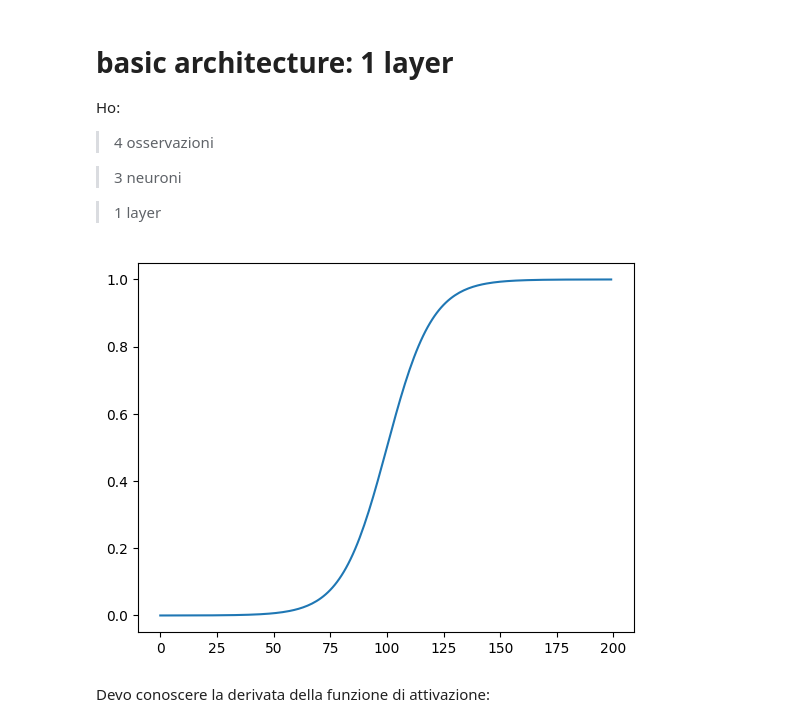
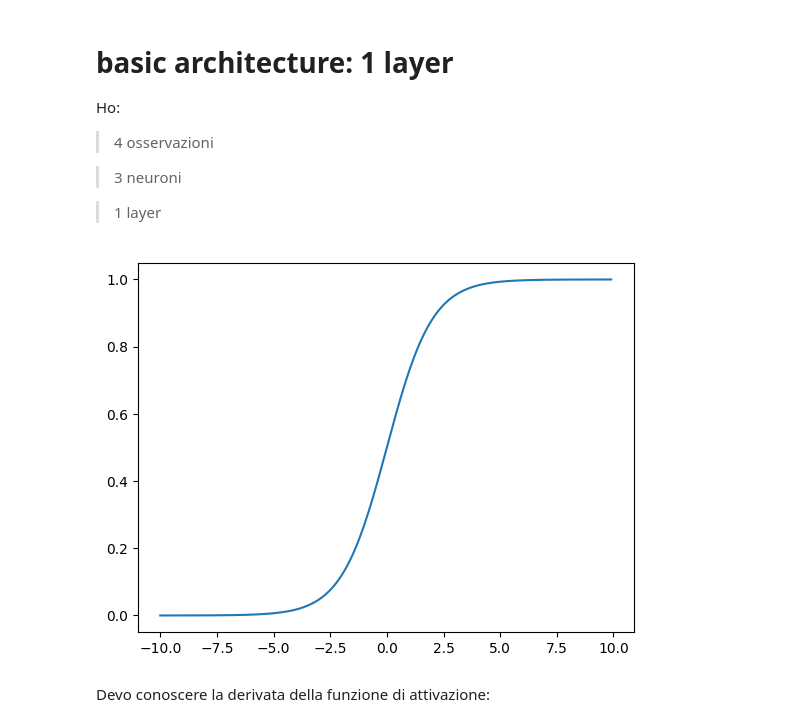
Before and after one commit to TheFox9711/MLPNS_LVolpi, a Jupyter notebook: NeuralNetwork.ipynb, the cells around one changed output. Saved outputs shown, nothing was run; the diff lists cells and outputs as text; code cells hidden in the pictures.

```diff
--- a/NeuralNetwork.ipynb
+++ b/NeuralNetwork.ipynb
@@ -43,9 +53,9 @@ Ho:
 def sigmoid(x):
     return 1. / (1. + np.exp(-x))
 # %%
-pl.plot(sigmoid(np.arange(-10, 10, 0.1)));
+pl.plot(np.arange(-10, 10, 0.1), sigmoid(np.arange(-10, 10, 0.1)));
 # %% [output]
-[figure, old version]
+[figure, new version]
 # %% [markdown]
 Devo conoscere la derivata della funzione di attivazione:
 # %%
```
Also changed, not shown: parts of 13 cells of this notebook.
